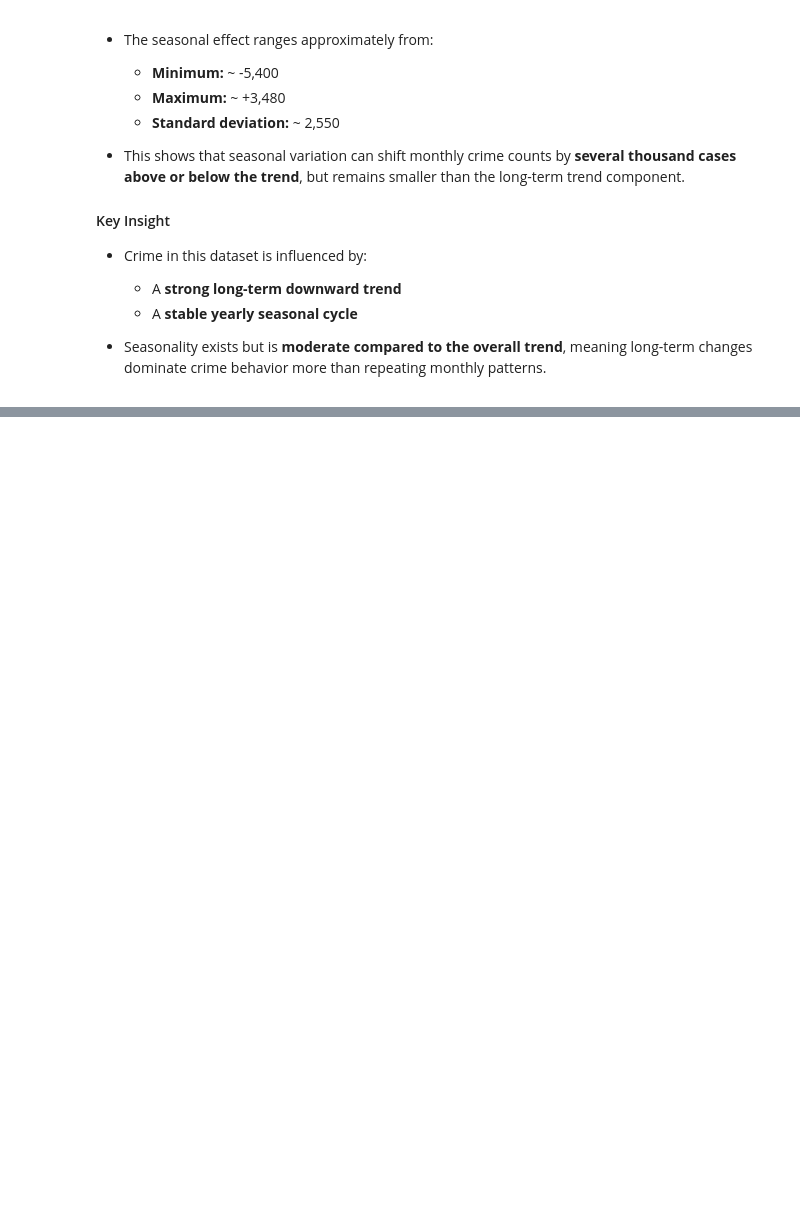
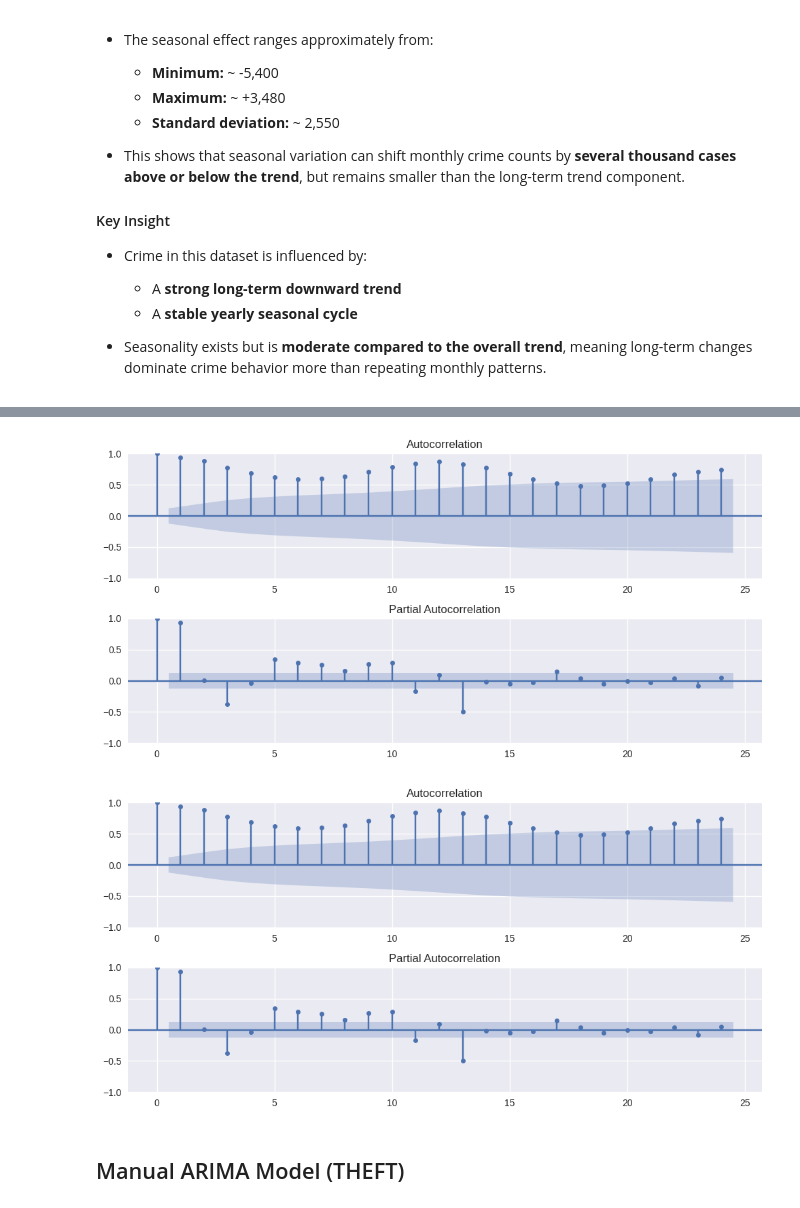
Before and after one commit to Maryam-Skaik/chicago-crime-time-series-analysis, a Jupyter notebook: notebook/chicago_crime_time_series_analysis.ipynb, the cells around one changed output, grey strips where cells are left out. Saved outputs shown, nothing was run; the diff lists cells and outputs as text; code cells hidden in the pictures; blank space fills up the shorter version.

```diff
--- a/notebook/chicago_crime_time_series_analysis.ipynb
+++ b/notebook/chicago_crime_time_series_analysis.ipynb
@@ -713,0 +885,7 @@ plt.show()
+# %%
+plot_acf_pacf(battery_train["count"], nlags=24)
+# %% [output]
+[figure, added]
+[figure, added]
+# %% [markdown]
+## Manual ARIMA Model (THEFT)
```
Also changed, not shown: parts of 44 cells of this notebook.
